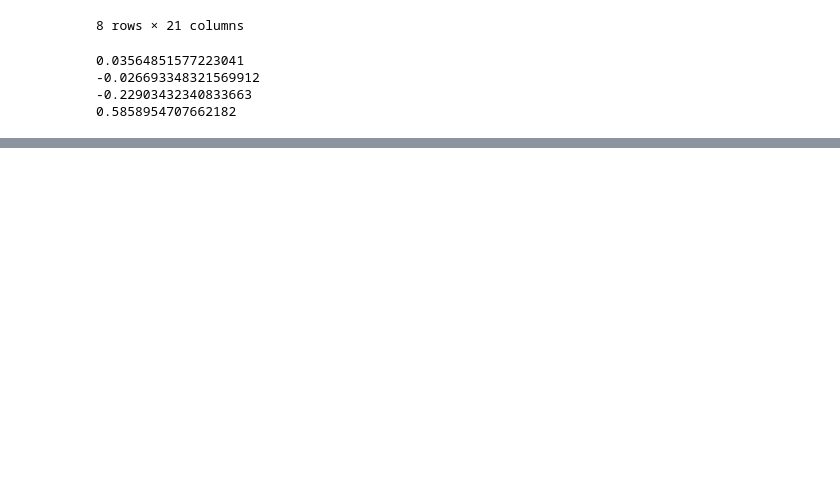
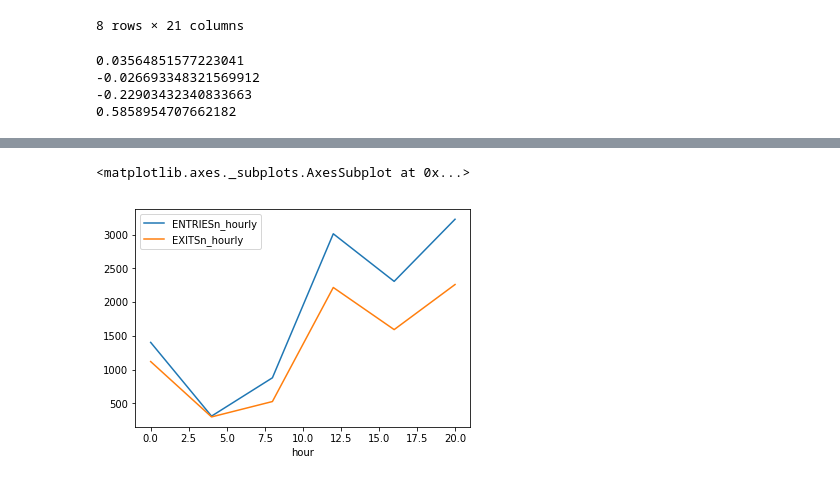
Before and after one commit to nsankabathula/deeplearning-basics, a Jupyter notebook: src/udacity/udacity_lesson_03.ipynb, the cells around one changed output, grey strips where cells are left out. Drawn from its saved outputs; the diff is of its cells as text; code cells hidden in the pictures; blank space fills up the shorter version.

```diff
--- a/src/udacity/udacity_lesson_03.ipynb
+++ b/src/udacity/udacity_lesson_03.ipynb
@@ -321,0 +756,3 @@ def get_hourly_entries_and_exits(entries_and_exits):
+# %%
+data = subway_df.groupby('hour').mean()[['ENTRIESn_hourly','EXITSn_hourly']]
+data
@@ -321,0 +768,6 @@ def get_hourly_entries_and_exits(entries_and_exits):
+# %%
+import matplotlib.pyplot as plt
+data.plot()
+# %% [output]
+<matplotlib.axes._subplots.AxesSubplot at 0x...>
+[figure, added]
```
Also changed, not shown: parts of 17 cells of this notebook, 4 other files.
